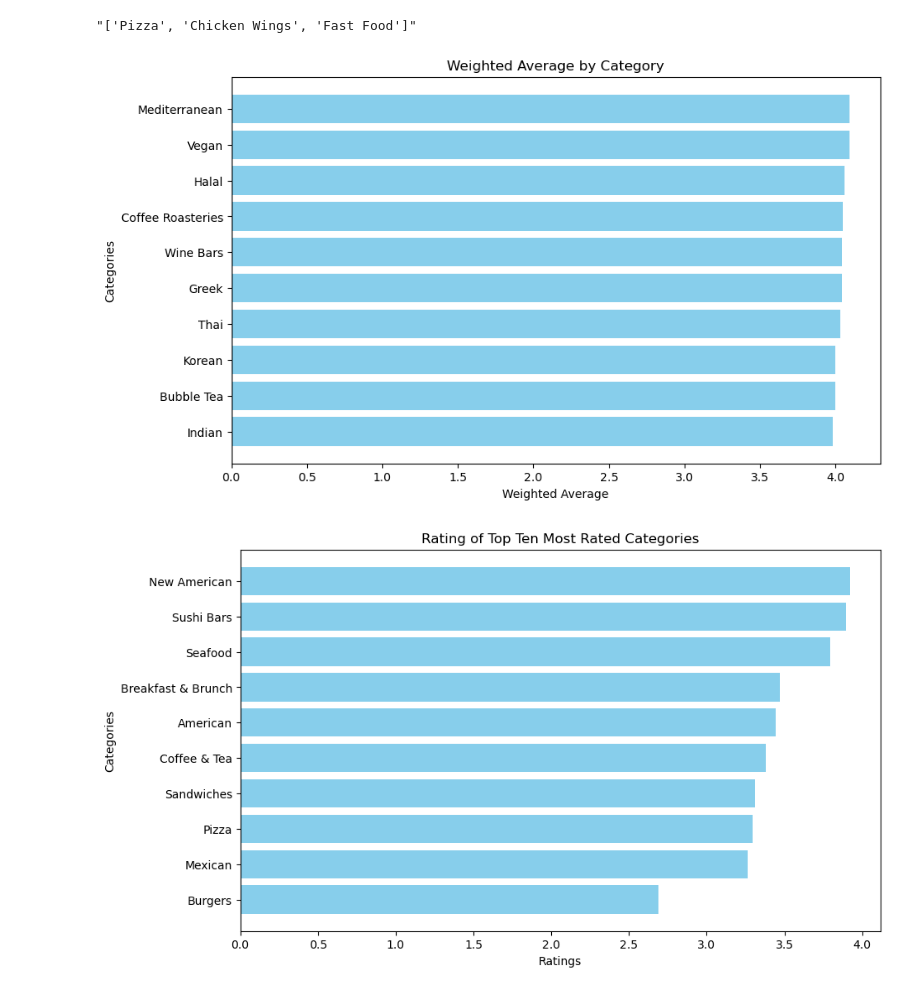
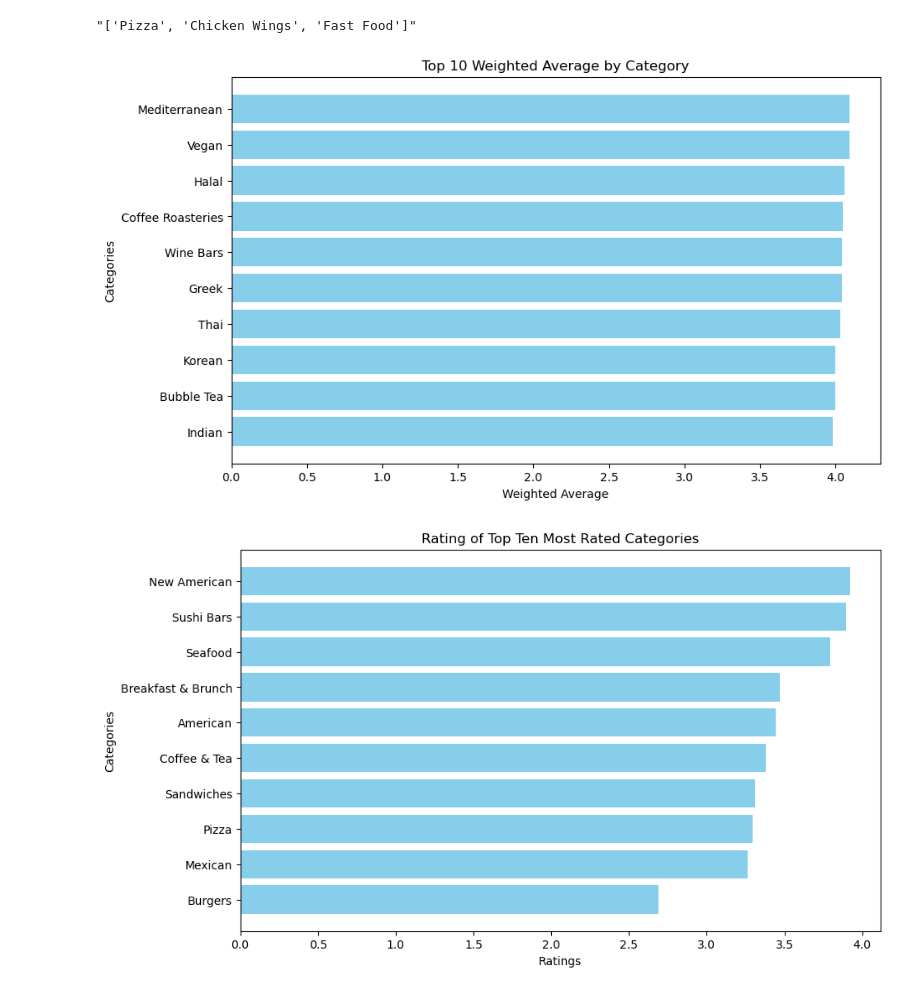
Before and after one commit to AlanPhan1999/207Final, a Jupyter notebook: Final.ipynb, the cells around one changed output. Saved outputs shown, nothing was run; the diff lists cells and outputs as text; code cells hidden in the pictures.

```diff
--- a/Final.ipynb
+++ b/Final.ipynb
@@ -226,30 +226,30 @@ row['categories']
 # %%
 agg = {
     'rating': lambda x : x.mean(),
     'review_count' : lambda x : x.sum()
 
 }
 df = cat_split.groupby('categories').agg(agg).sort_values('rating',ascending = False)
 avg_num_reviews = int(df['review_count'].mean())
 avg_review = round(df['rating'].mean(),2)
 
 df = df.assign(avg_review_numbers = avg_num_reviews)
 df = df.assign(avg_review = avg_review)
 
 df['weighted_average'] = df.apply(lambda row: round((row['avg_review']*row['avg_review_numbers'] + row['rating']*row['review_count'])/(row['avg_review_numbers']+row['review_count']),2),axis=1)
 
 top_10_cat = df.sort_values('weighted_average', ascending=False).head(10).reset_index()
 
 plt.figure(figsize=(10, 6))
 plt.barh(top_10_cat['categories'].apply(lambda x: ''.join(x)), top_10_cat['weighted_average'], color='skyblue')
 plt.xlabel('Weighted Average')
 plt.ylabel('Categories')
-plt.title('Weighted Average by Category')
+plt.title('Top 10 Weighted Average by Category')
 plt.gca().invert_yaxis()  # Invert y-axis for better readability
 plt.savefig('Images/Category_graph.jpg',bbox_inches='tight')
 plt.show()
 # %% [output]
-[figure, old version]
+[figure, new version]
 # %%
 agg = {
     'rating': lambda x : x.mean(),
```
Also changed, not shown: parts of 6 cells of this notebook, 4 other files.
